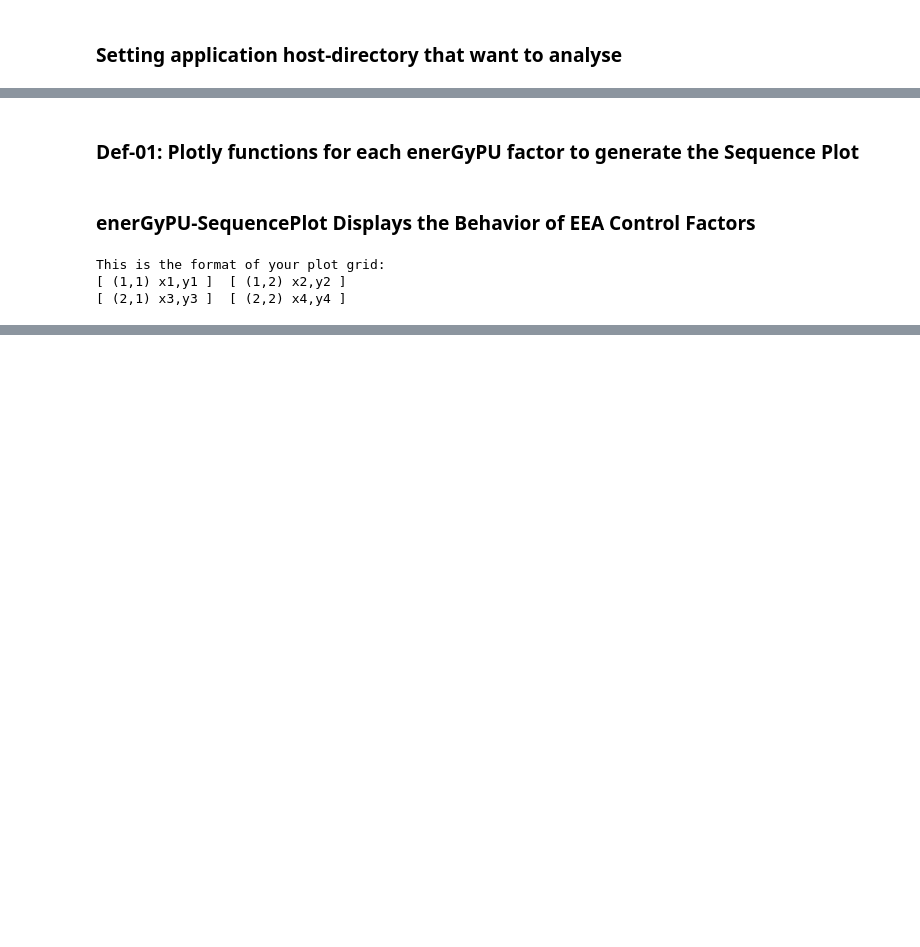
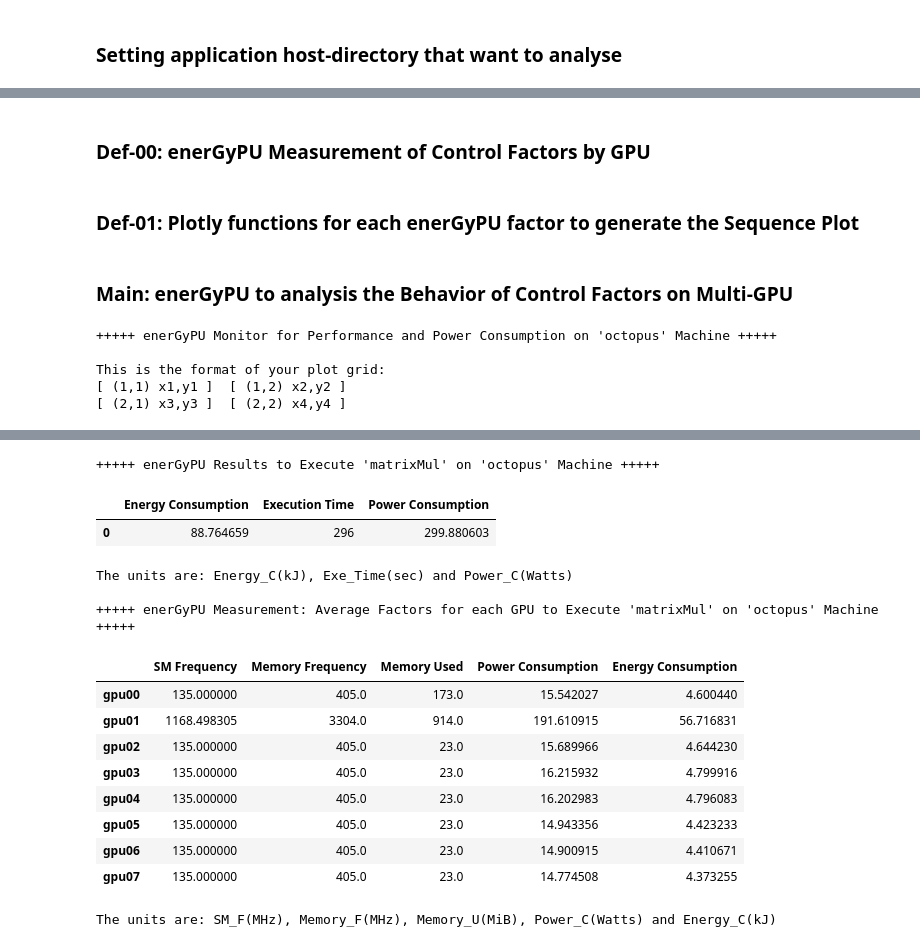
Before and after one commit to jagh/enerGyPU, a Jupyter notebook: dataVisualization/enerGyPU_display.ipynb, the cells around one changed output, grey strips where cells are left out. Drawn from its saved outputs; the diff is of its cells as text; code cells hidden in the pictures; blank space fills up the shorter version.

Commit message:
enerGyPU to analysis the Behavior of Control Factors on Multi-GPU

```diff
--- a/dataVisualization/enerGyPU_display.ipynb
+++ b/dataVisualization/enerGyPU_display.ipynb
@@ -54,6 +55,21 @@ devices_colors=['rgb(0,0,255)']
 def dataGPU(idGPU):
     data_gpu=pd.read_csv(Dir+str(idGPU+'.csv'), header=0, sep=";").as_matrix()
     return data_gpu
+# %% [markdown]
+### Def-00: enerGyPU Measurement of Control Factors by GPU
+# %%
+### Def-00: enerGyPU Measurement of Control Factors by GPU
+
+def controlFactorsGPU(idGPU):
+    gpuSM_mean = np.mean(dataGPU(idGPU)[:,3])
+    gpuMemC_mean = np.mean(dataGPU(idGPU)[:,4])
+    gpuMemU_meam = np.mean(dataGPU(idGPU)[:,5])
+    gpuPower_mean = np.mean(dataGPU(idGPU)[:,7])
+    gpuEnergy_mean = (np.mean(dataGPU(idGPU)[:,7])*len(dataGPU('gpu00')[:,1]))/1000.0
+
+    factorsGPU=np.array([gpuSM_mean, gpuMemC_mean, gpuMemU_meam, gpuPower_mean, gpuEnergy_mean])
+
+    return factorsGPU
 # %% [markdown]
 ### Def-01: Plotly functions for each enerGyPU factor to generate the Sequence Plot
 # %%
@@ -93,7 +109,7 @@ def traceMemorySize(idGPU,id_color):
     trace = go.Scatter(
         x = axisx_gpu[:,0],
         y = axisy_gpu[:,5],
-        name = idGPU+'|Memory Size',
+        name = idGPU+'|Memory used',
         line = dict(
             color = (id_color),
             width = 2,
@@ -117,7 +133,7 @@ def tracePowerConsumption(idGPU,id_color):
 
 def layoutGPUFactors():
     layout = go.Layout(
-        title='enerGyPU Factors for Nvidia Tesla GPU -%s Machine-'%node_name,
+        title='enerGyPU to Analysis the Behavior of GPU Factors on -%s Machine-'%node_name,
         xaxis1=dict(title='Time'),
         yaxis1=dict(title='SM (MHz)',range=[0,1400]),
         xaxis2=dict(title='Time'),
@@ -129,32 +145,79 @@ def layoutGPUFactors():
     )
     return layout
 # %% [markdown]
-### enerGyPU-SequencePlot Displays the Behavior of EEA Control Factors
+### Main: enerGyPU to analysis the Behavior of Control Factors on Multi-GPU
 # %%
-### Main: enerGyPU_display
+### Main: enerGyPU to Displays the Behavior of Control Factors on Multi-GPU
+# enerGyPU-SequencePlot is a graph that displays the behavior of factors influencing energy efficiency of GPU
+
+
+################################################################################
+### enerGyPU Measurement of Control Factors by GPU
+factors_name=list(['SM Frequency','Memory Frequency','Memory Used','Power Consumption','Energy Consumption'])
+devices=[]
+
+for i in devices_name:
+    devices.append(controlFactorsGPU(i))
+
+gpuConsumption = pd.DataFrame(devices, index=devices_name,columns=factors_name)
+total_power, total_energy = gpuConsumption[['Power Consumption','Energy Consumption']].sum(axis=0)
+
+enerGyPU_results= pd.DataFrame({'Execution Time' : len(dataGPU('gpu00')[:,1]),
+                                'Power Consumption' : float(total_power),
+                                'Energy Consumption' : float(total_energy)
+                                }, index=[0])
+
+print "+++++ enerGyPU Monitor for Performance and Power Consumption on '%s' Machine +++++ \n"%node_name
+
+
+################################################################################
 ### enerGyPU-SequencePlot Displays the Behavior of EEA Control Factors
-
-# enerGyPU-SequencePlot is a graph that displays the behavior of factors influencing energy efficiency of GPU
-# in runtime the Linpack Benchmark
-
 fig = tools.make_subplots(rows=2, cols=2, specs=[[{},{}],[{},{}]],
-                          subplot_titles=('SM Frequency', 'Memory Frequency', 'Memory Size', 'Power Consumption'),
+                          subplot_titles=('SM Frequency', 'Memory Frequency', 'Memory Used', 'Power Consumption'),
                           shared_xaxes=False, shared_yaxes=False,
                           vertical_spacing=0.3, horizontal_spacing = 0.09,
                           print_grid=True)
 
 id_color=0
 for i in devices_name:
     fig.append_trace(traceSMFrequency(i,devices_colors[id_color]), 1, 1)
     fig.append_trace(traceMemoryFrequency(i,devices_colors[id_color]), 1, 2)
     fig.append_trace(traceMemorySize(i,devices_colors[id_color]), 2, 1)
     fig.append_trace(tracePowerConsumption(i,devices_colors[id_color]), 2, 2)
     id_color+=1
 
 fig['layout'].update(layoutGPUFactors())
 plotly.offline.iplot(fig)
+
+### The units of measurement are: Time(sec), Power(Watts) and Energy(kJ)
+print "+++++ enerGyPU Results to Execute '%s'"%app_name+" on '%s' Machine +++++"%node_name
+display(enerGyPU_results)
+print "The units are: Energy_C(kJ), Exe_Time(sec) and Power_C(Watts) \n"
+
+### Mean of all GPU on Machine by control factors
+print "+++++ enerGyPU Measurement: Average Factors for each GPU to Execute '%s'"%app_name+" on '%s' Machine +++++"%node_name
+display(gpuConsumption)
+print "The units are: SM_F(MHz), Memory_F(MHz), Memory_U(MiB), Power_C(Watts) and Energy_C(kJ) \n"
 # %% [output]
++++++ enerGyPU Monitor for Performance and Power Consumption on 'octopus' Machine +++++
+
 This is the format of your plot grid:
 [ (1,1) x1,y1 ]  [ (1,2) x2,y2 ]
 [ (2,1) x3,y3 ]  [ (2,2) x4,y4 ]
 [interactive output not drawn]
++++++ enerGyPU Results to Execute 'matrixMul' on 'octopus' Machine +++++
+|  | Energy Consumption | Execution Time | Power Consumption |
+| 0 | 88.764659 | 296 | 299.880603 |
+The units are: Energy_C(kJ), Exe_Time(sec) and Power_C(Watts)
+
++++++ enerGyPU Measurement: Average Factors for each GPU to Execute 'matrixMul' on 'octopus' Machine +++++
+|  | SM Frequency | Memory Frequency | Memory Used | Power Consumption | Energy Consumption |
+| gpu00 | 135.000000 | 405.0 | 173.0 | 15.542027 | 4.600440 |
+| gpu01 | 1168.498305 | 3304.0 | 914.0 | 191.610915 | 56.716831 |
+| gpu02 | 135.000000 | 405.0 | 23.0 | 15.689966 | 4.644230 |
+| gpu03 | 135.000000 | 405.0 | 23.0 | 16.215932 | 4.799916 |
+| gpu04 | 135.000000 | 405.0 | 23.0 | 16.202983 | 4.796083 |
+| gpu05 | 135.000000 | 405.0 | 23.0 | 14.943356 | 4.423233 |
+| gpu06 | 135.000000 | 405.0 | 23.0 | 14.900915 | 4.410671 |
+| gpu07 | 135.000000 | 405.0 | 23.0 | 14.774508 | 4.373255 |
+The units are: SM_F(MHz), Memory_F(MHz), Memory_U(MiB), Power_C(Watts) and Energy_C(kJ)
```
Also changed, not shown: parts of 2 cells of this notebook.
